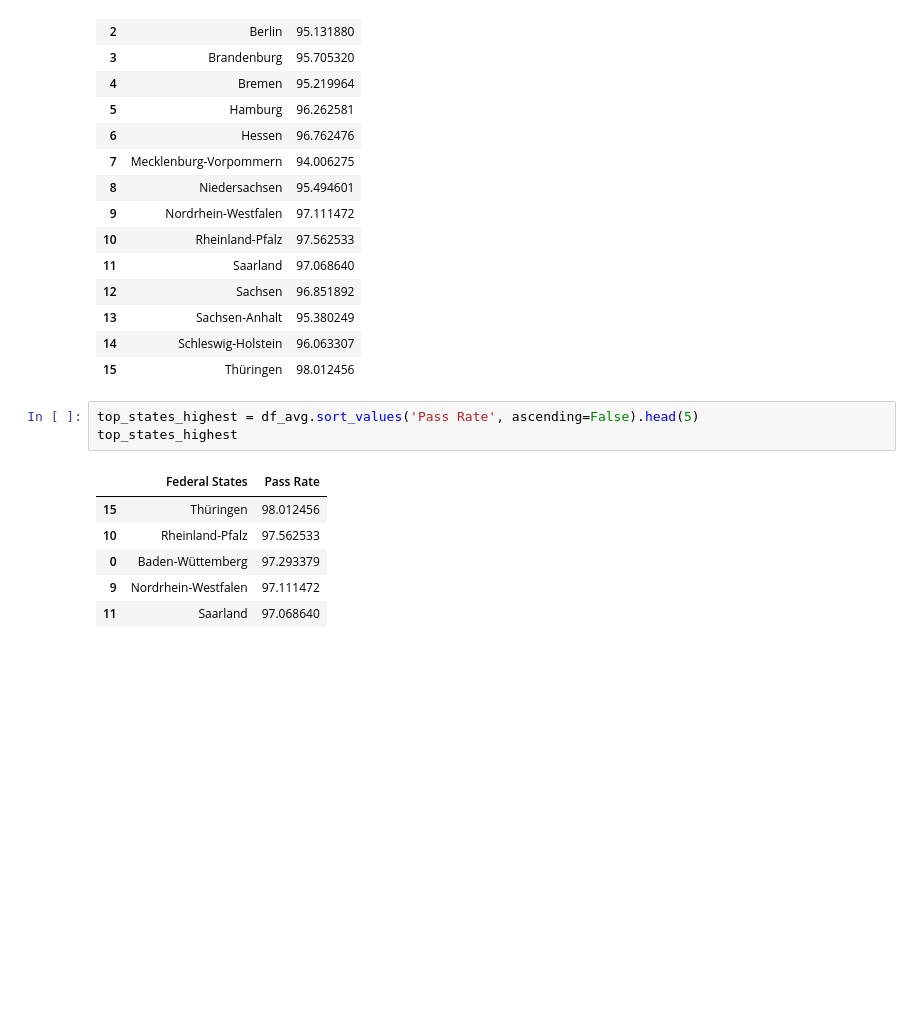
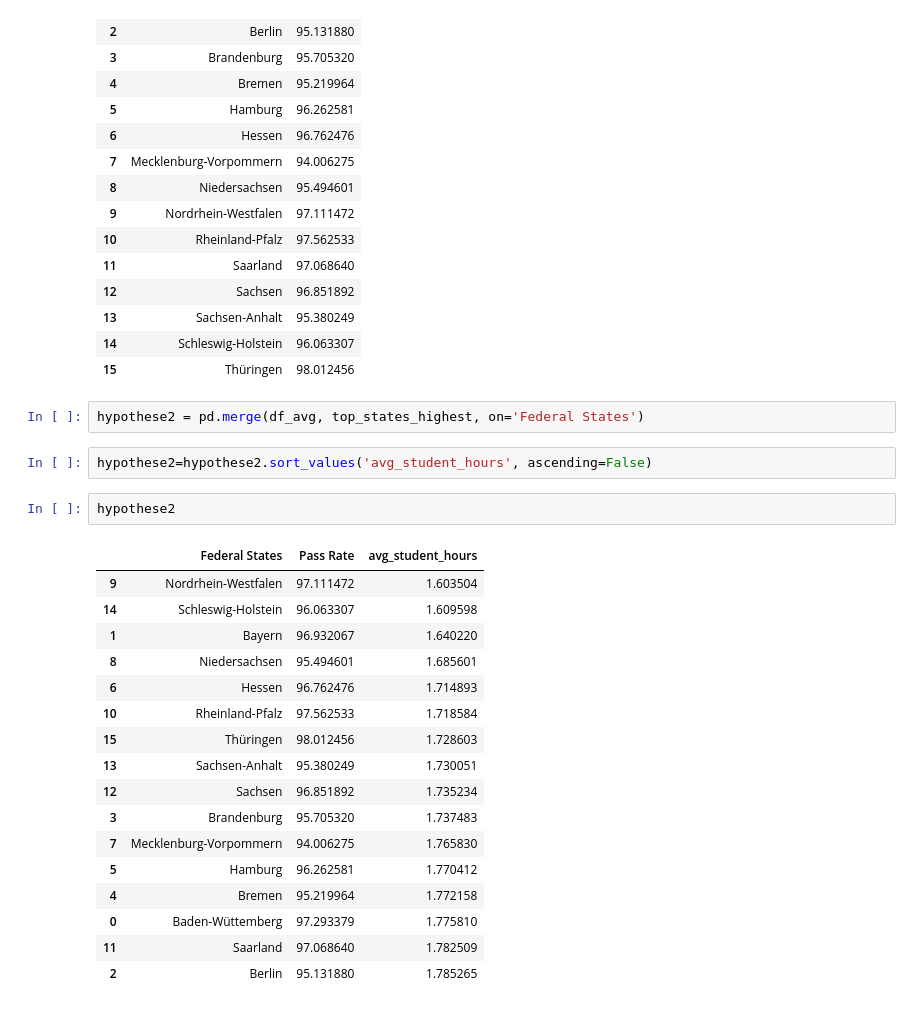
Before and after one commit to Stargazer-ger/capstone_project_hh_23_1, a Jupyter notebook: student_hours_kk.ipynb, the cells around one changed output. Cells and saved outputs as stored; diff of their text form; blank space fills up the shorter version.

```diff
--- a/student_hours_kk.ipynb
+++ b/student_hours_kk.ipynb
@@ -257,13 +240,27 @@ df_avg
 | 13 | Sachsen-Anhalt | 95.380249 |
 | 14 | Schleswig-Holstein | 96.063307 |
 | 15 | Thüringen | 98.012456 |
-# %%
-top_states_highest = df_avg.sort_values('Pass Rate', ascending=False).head(5)
-top_states_highest
-# %% [output]
-|  | Federal States | Pass Rate |
-| 15 | Thüringen | 98.012456 |
-| 10 | Rheinland-Pfalz | 97.562533 |
-| 0 | Baden-Wüttemberg | 97.293379 |
-| 9 | Nordrhein-Westfalen | 97.111472 |
-| 11 | Saarland | 97.068640 |
+# %%
+hypothese2 = pd.merge(df_avg, top_states_highest, on='Federal States')
+# %%
+hypothese2=hypothese2.sort_values('avg_student_hours', ascending=False)
+# %%
+hypothese2
+# %% [output]
+|  | Federal States | Pass Rate | avg_student_hours |
+| 9 | Nordrhein-Westfalen | 97.111472 | 1.603504 |
+| 14 | Schleswig-Holstein | 96.063307 | 1.609598 |
+| 1 | Bayern | 96.932067 | 1.640220 |
+| 8 | Niedersachsen | 95.494601 | 1.685601 |
+| 6 | Hessen | 96.762476 | 1.714893 |
+| 10 | Rheinland-Pfalz | 97.562533 | 1.718584 |
+| 15 | Thüringen | 98.012456 | 1.728603 |
+| 13 | Sachsen-Anhalt | 95.380249 | 1.730051 |
+| 12 | Sachsen | 96.851892 | 1.735234 |
+| 3 | Brandenburg | 95.705320 | 1.737483 |
+| 7 | Mecklenburg-Vorpommern | 94.006275 | 1.765830 |
+| 5 | Hamburg | 96.262581 | 1.770412 |
+| 4 | Bremen | 95.219964 | 1.772158 |
+| 0 | Baden-Wüttemberg | 97.293379 | 1.775810 |
+| 11 | Saarland | 97.068640 | 1.782509 |
+| 2 | Berlin | 95.131880 | 1.785265 |
```
Also changed, not shown: parts of 5 cells of this notebook.
